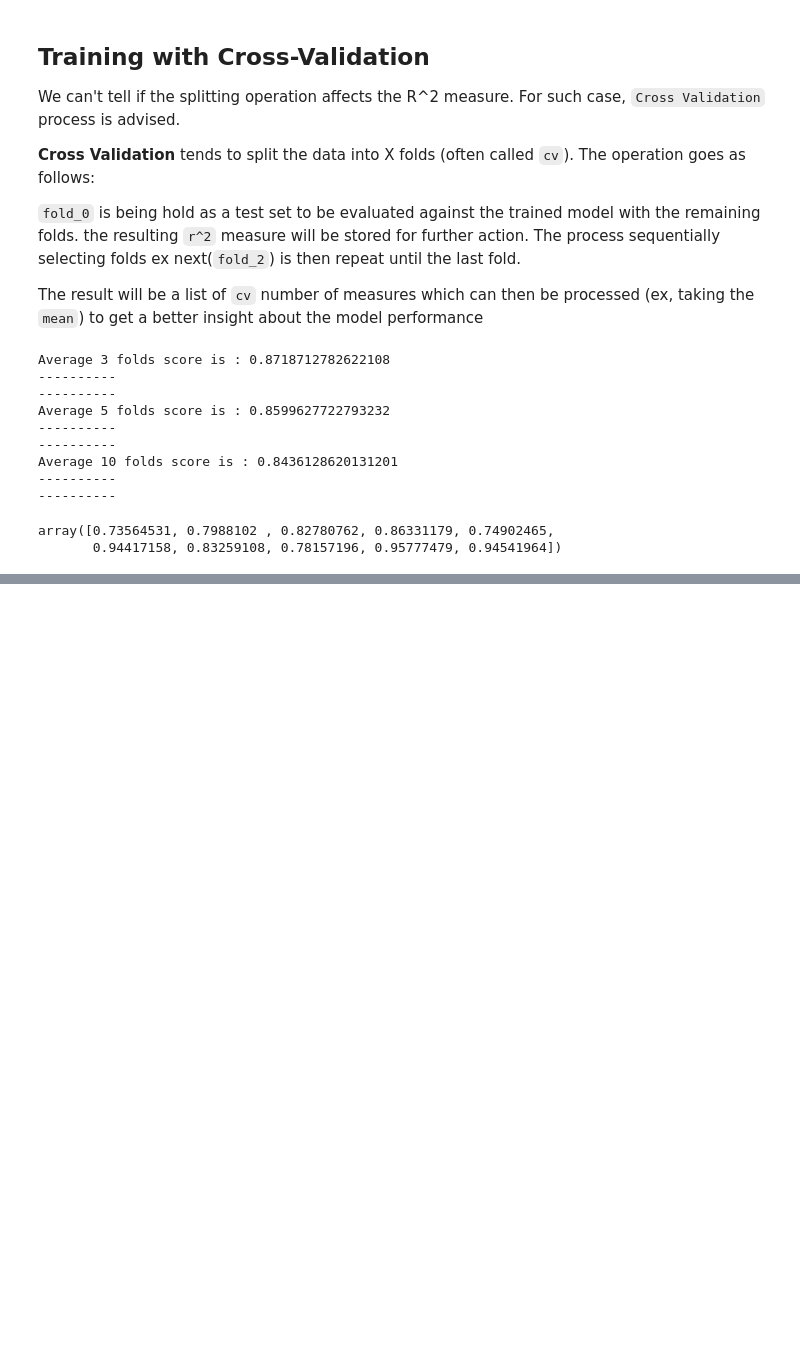
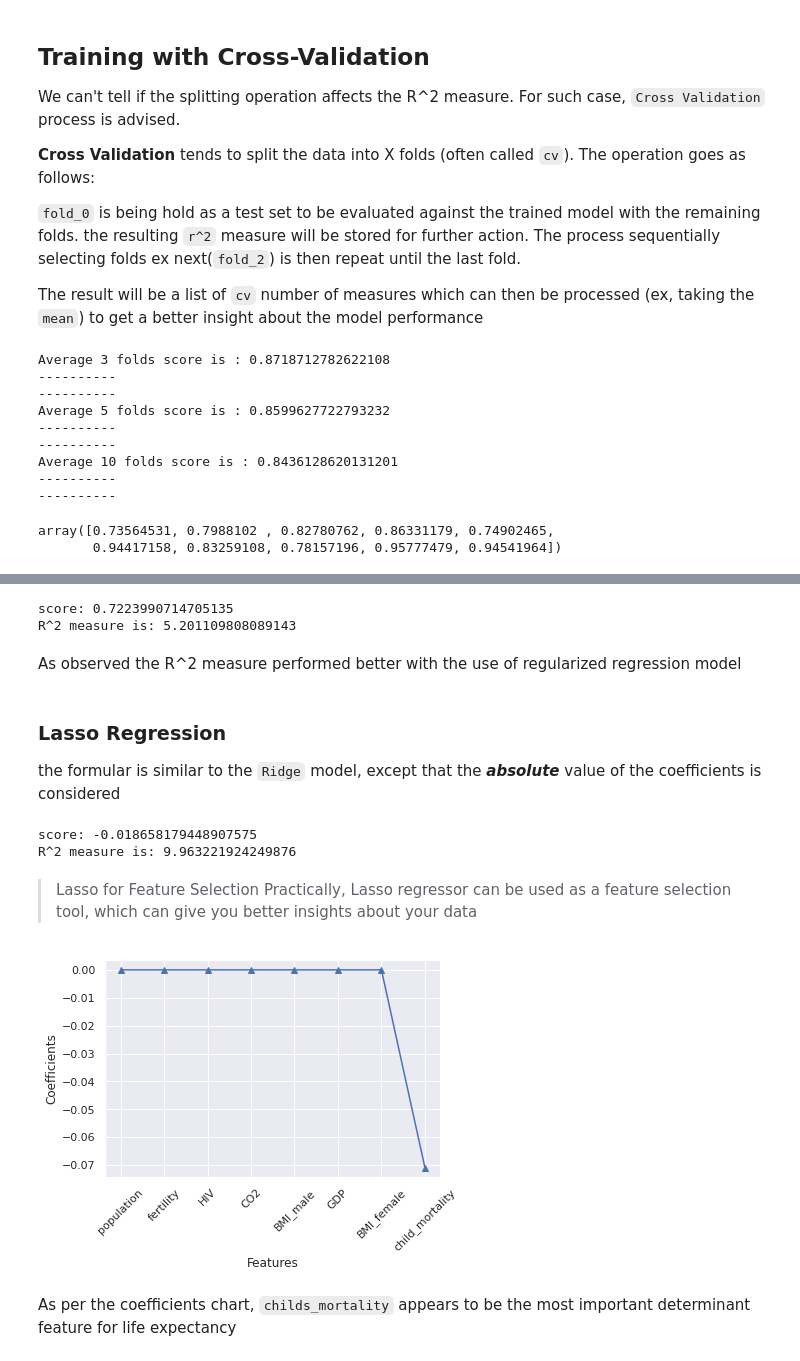
Before and after one commit to jafar-albadarneh/data-science-pot, a Jupyter notebook: Linear_regression_using_sklearn.ipynb, the cells around one changed output, grey strips where cells are left out. Drawn from its saved outputs; the diff is of its cells as text; code cells hidden in the pictures; blank space fills up the shorter version.

Commit message:
Introduce regularization methods (Ridge, Lasso)

```diff
--- a/Linear_regression_using_sklearn.ipynb
+++ b/Linear_regression_using_sklearn.ipynb
@@ -101,0 +118,50 @@ array([0.73564531, 0.7988102 , 0.82780762, 0.86331179, 0.74902465,
+# %%
+# Applying Ridge regression
+ridge = Ridge(alpha=2.5, normalize=True)
+# we're going to refer to the split operation doen above
+ridge.fit(X_train, y_train)
+ridge_pred = ridge.predict(X_test)
+r_2 = np.sqrt(mean_squared_error(y_test, ridge_pred))
+score = ridge.score(X_test, y_test)
+print("score: {}".format(score))
+print("R^2 measure is: {}".format(r_2))
+# %% [output]
+score: 0.7223990714705135
+R^2 measure is: 5.201109808089143
+# %% [markdown]
+As observed the R^2 measure performed better with the use of regularized regression model
+# %% [markdown]
+### Lasso Regression
+the formular is similar to the `Ridge` model, except that the ***absolute*** value of the coefficients is considered
+# %%
+# Applying Lasso regression
+lasso = Lasso(alpha=2.5, normalize=True)
+# we're going to refer to the split operation doen above
+lasso.fit(X_train, y_train)
+lasso_pred = lasso.predict(X_test)
+r_2 = np.sqrt(mean_squared_error(y_test, lasso_pred))
+score = lasso.score(X_test, y_test)
+print("score: {}".format(score))
+print("R^2 measure is: {}".format(r_2))
+# %% [output]
+score: -0.018658179448907575
+R^2 measure is: 9.963221924249876
+# %% [markdown]
+> Lasso for Feature Selection
+Practically, Lasso regressor can be used as a feature selection tool, which can give you better insights about your data
+# %%
+col_names = data.drop(['Region','life'], axis=1).columns
+lasso = Lasso(alpha=0.4, normalize=True)
+lasso_coeffs = lasso.fit(X, y).coef_
+
+# plot feature importance
+sns.set()
+plt.plot(range(len(col_names)), lasso_coeffs, marker='^')
+plt.xlabel("Features")
+plt.xticks(range(len(col_names)), col_names, rotation=45)
+plt.ylabel('Coefficients')
+plt.show()
+# %% [output]
+[figure, added]
+# %% [markdown]
+As per the coefficients chart, `childs_mortality` appears to be the most important determinant feature for life expectancy
```
Also changed, not shown: parts of 4 cells of this notebook.
